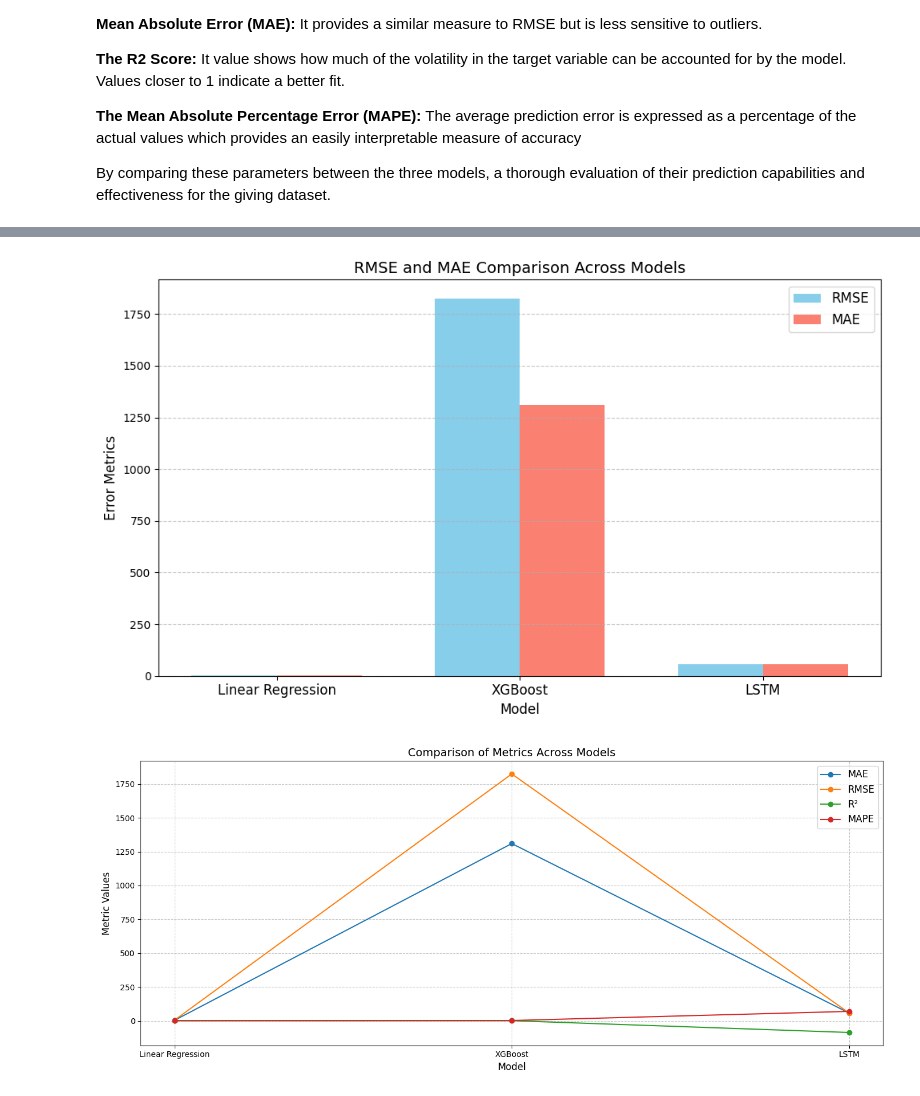
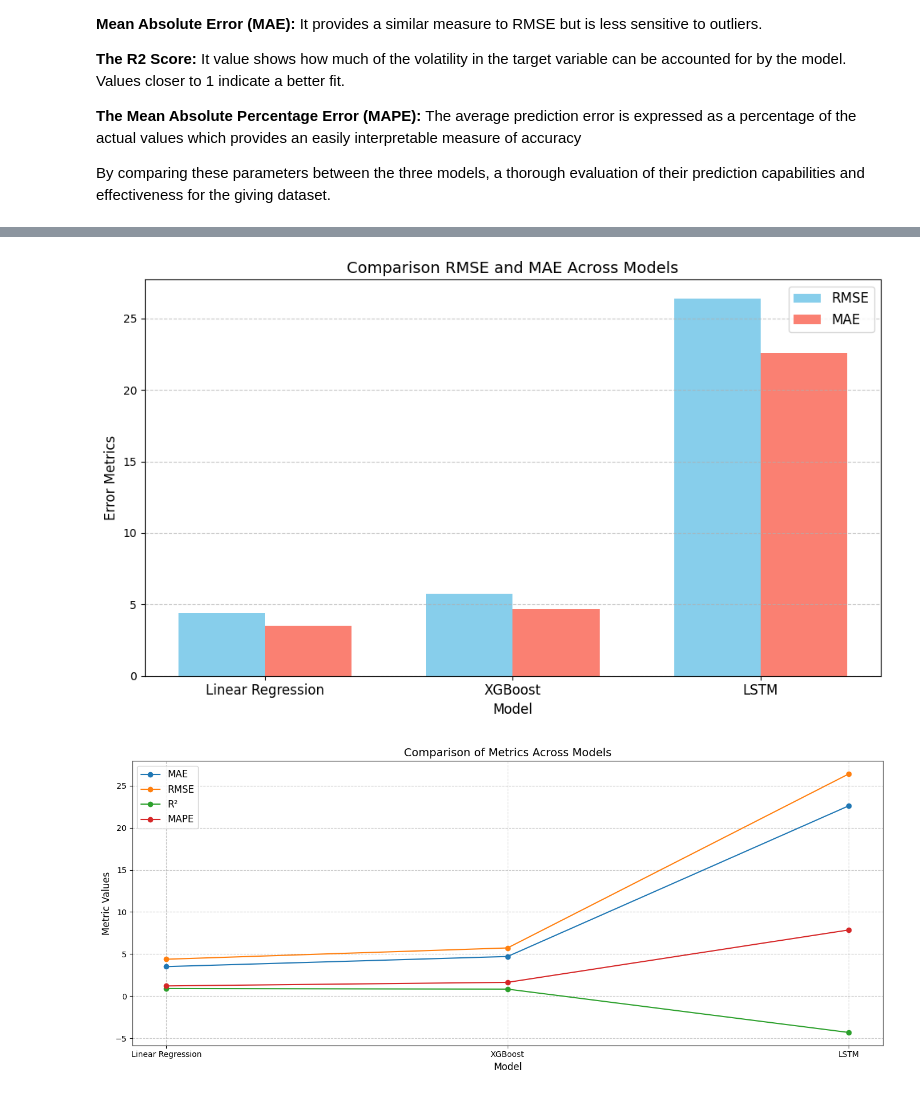
Before and after one commit to OnyedikachiOnwuachuke/Stock-Price-Prediction-Using-Sentiment-Analysis, a Jupyter notebook: PREDICTING_TESLA_STOCK_PRICE_USING_SENTIMENT_ANALYSIS.ipynb, the cells around one changed output, grey strips where cells are left out. Drawn from its saved outputs; the diff is of its cells as text; code cells hidden in the pictures.

```diff
--- a/PREDICTING_TESLA_STOCK_PRICE_USING_SENTIMENT_ANALYSIS.ipynb
+++ b/PREDICTING_TESLA_STOCK_PRICE_USING_SENTIMENT_ANALYSIS.ipynb
@@ -1591,9 +1596,9 @@ def predict_and_evaluate_xgb_tweet(xgb_tweet_model, X_train_tweet_xgb, y_train_t
   xgb_test_tweet_pred_scaled = xgb_tweet_model.predict(X_test_tweet_xgb)
 
   # Inverse transform the predictions and target to original scale
-  # Convert Pandas Series to NumPy arrays before reshaping
-  xgb_train_tweet_actual = scaler_y.inverse_transform(y_train_tweet_xgb.values.reshape(-1, 1))
-  xgb_test_tweet_actual = scaler_y.inverse_transform(y_test_tweet_xgb.values.reshape(-1, 1))
+  # Reshape y_train_tweet_xgb and y_test_tweet_xgb directly as they are already NumPy arrays
+  xgb_train_tweet_actual = scaler_y.inverse_transform(y_train_tweet_xgb.reshape(-1, 1))
+  xgb_test_tweet_actual = scaler_y.inverse_transform(y_test_tweet_xgb.reshape(-1, 1))
   xgb_train_tweet_pred_actual = scaler_y.inverse_transform(xgb_train_tweet_pred_scaled.reshape(-1, 1))
   xgb_test_tweet_pred_actual = scaler_y.inverse_transform(xgb_test_tweet_pred_scaled.reshape(-1, 1))
 
@@ -1618,6 +1623,8 @@ def predict_and_evaluate_xgb_tweet(xgb_tweet_model, X_train_tweet_xgb, y_train_t
       'y_test_tweet_pred_actual': xgb_test_tweet_pred_actual
   }
 
+
+
 # Train the XGBoost model
 xgb_tweet_model = build_and_train_tweet_xgb_model(X_train_tweet, y_train_tweet, X_test_tweet, y_test_tweet)
 
@@ -1628,16 +1635,12 @@ xgb_tweet_results = predict_and_evaluate_xgb_tweet(xgb_tweet_model, X_train_twee
 xgb_test_tweet_actual = xgb_tweet_results['y_test_tweet_actual']
 xgb_test_tweet_pred_actual = xgb_tweet_results['y_test_tweet_pred_actual']
 
-# Display actual vs predicted
-#comparison_df = pd.DataFrame({'Actual': xgb_test_tweet_actual, 'Predicted': xgb_test_tweet_pred_actual})
-#print("\nActual vs Predicted:")
-#print(comparison_df.head())
 
 # Plot actual vs predicted values
 plt.figure(figsize=(10, 6))
 plt.plot(xgb_test_tweet_actual, label='Actual Prices', color='blue')
 plt.plot(xgb_test_tweet_pred_actual, label='Predicted Prices', color='red')
-plt.title('XGBoost Stoct_Tweet Actual vs Predicted Stock Prices')
+plt.title('XGBoost Stock Tweet Actual vs Predicted Stock Prices')
 plt.xlabel('Time')
 plt.ylabel('Stock Price')
 plt.legend()
@@ -1876,27 +1862,25 @@ print(results_df)
 # %%
-import matplotlib.pyplot as plt
-import seaborn as sns
 #Plotting the Evaluation metrics comparison for the model perfoemance
 # Bar Chart for RMSE vs MAE
 plt.figure(figsize=(10, 6))
 bar_width = 0.35
 index = range(len(results_df))
 
 # Plot RMSE and MAE side by side
 plt.bar(index, results_df['RMSE'], bar_width, label='RMSE', color='skyblue')
 plt.bar([i + bar_width for i in index], results_df['MAE'], bar_width, label='MAE', color='salmon')
 
 # Add labels, title, and legend
 plt.xlabel('Model', fontsize=12)
 plt.ylabel('Error Metrics', fontsize=12)
-plt.title('RMSE and MAE Comparison Across Models', fontsize=14)
+plt.title('Comparison RMSE and MAE Across Models', fontsize=14)
 plt.xticks([i + bar_width / 2 for i in index], results_df['Model'], fontsize=12)
 plt.legend(fontsize=12)
 plt.grid(axis='y', linestyle='--', alpha=0.7)
 plt.tight_layout()
 plt.show()
 # %% [output]
-[figure, old version]
+[figure, new version]
 # %%
 # Line Plot for All Metrics
 plt.figure(figsize=(14, 6))
@@ -1912,4 +1896,4 @@ plt.grid(linestyle='--', alpha=0.7)
 plt.tight_layout()
 plt.show()
 # %% [output]
-[figure, old version]
+[figure, new version]
```
Also changed, not shown: parts of 14 cells of this notebook.
